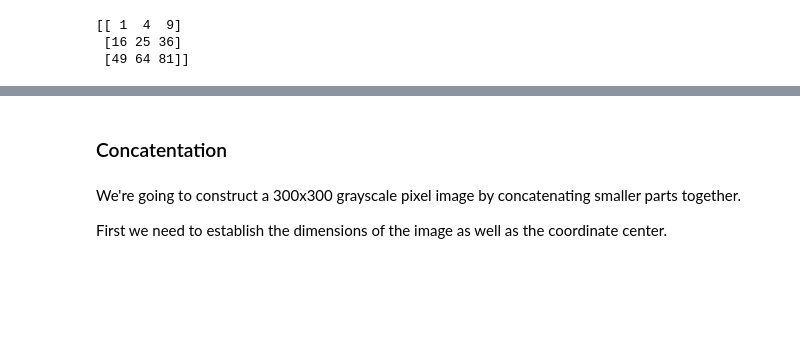
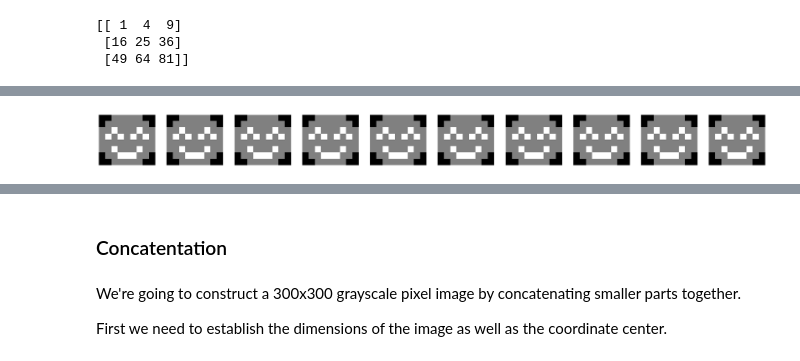
Before and after one commit to jonathanwvos/first_principles, a Jupyter notebook: Matrices.ipynb, the cells around one changed output, grey strips where cells are left out. Drawn from its saved outputs; the diff is of its cells as text; code cells hidden in the pictures; blank space fills up the shorter version.

```diff
--- a/Matrices.ipynb
+++ b/Matrices.ipynb
@@ -256,0 +688,25 @@ print(A**2)
+# %%
+emoji_full = np.array([
+    [0,0,1,1,1,1,1,0,0],
+    [0,1,1,1,1,1,1,1,0],
+    [1,1,2,1,1,1,2,1,1],
+    [1,2,1,2,1,2,1,2,1],
+    [1,1,1,1,1,1,1,1,1],
+    [1,1,2,1,1,1,2,1,1],
+    [0,1,1,2,2,2,1,1,0],
+    [0,0,1,1,1,1,1,0,0]
+], dtype='uint8')
+
+no_permutations = 10
+
+fig = plt.figure(figsize=(30,20))
+
+for i in range(0, no_permutations):
+
+    fig.add_subplot(1,no_permutations, i+1)
+    plt.axis('off')
+    plt.imshow(emoji_full+i, cmap='gray')
+
+plt.show()
+# %% [output]
+[figure, added]
```
Also changed, not shown: parts of 57 cells of this notebook, 3 other files.
